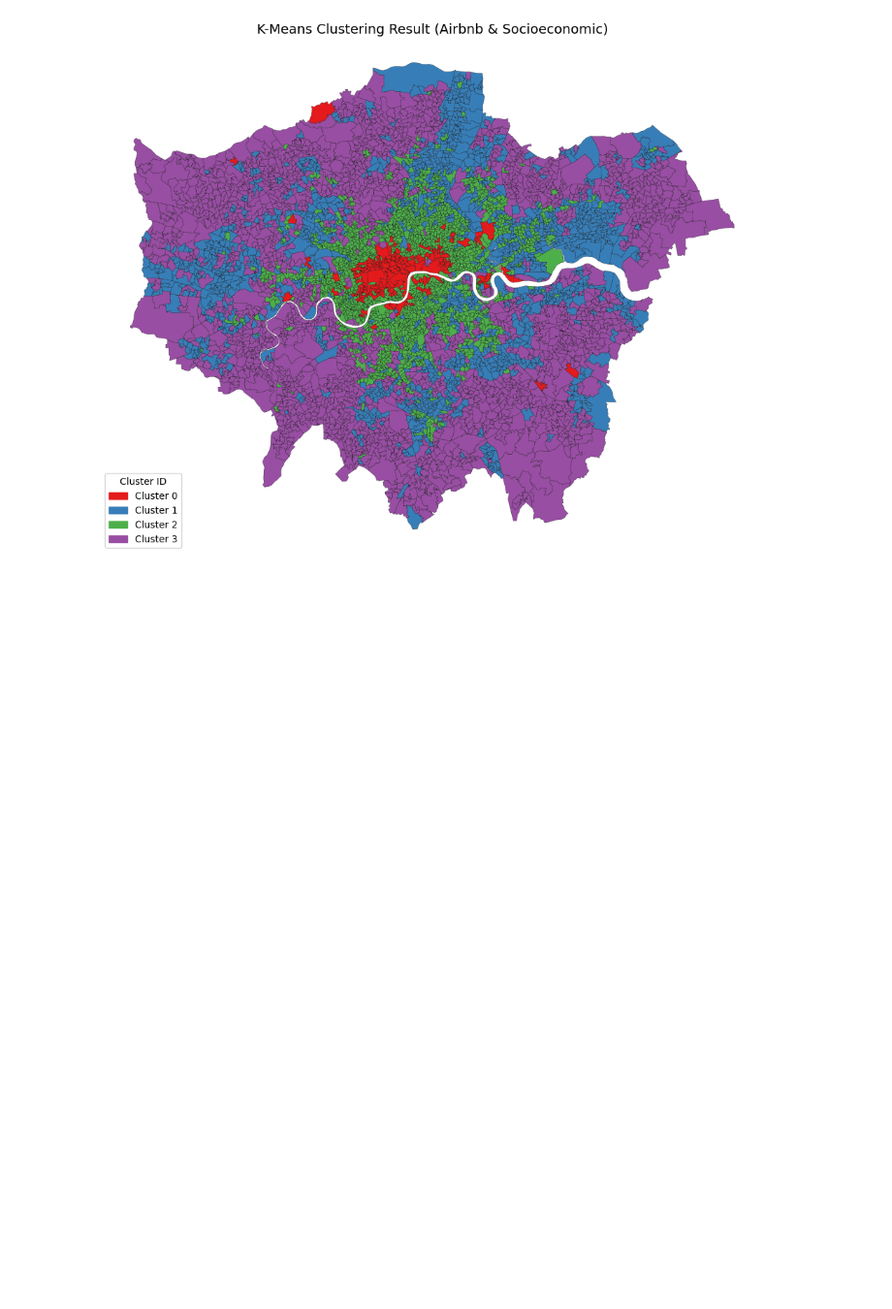
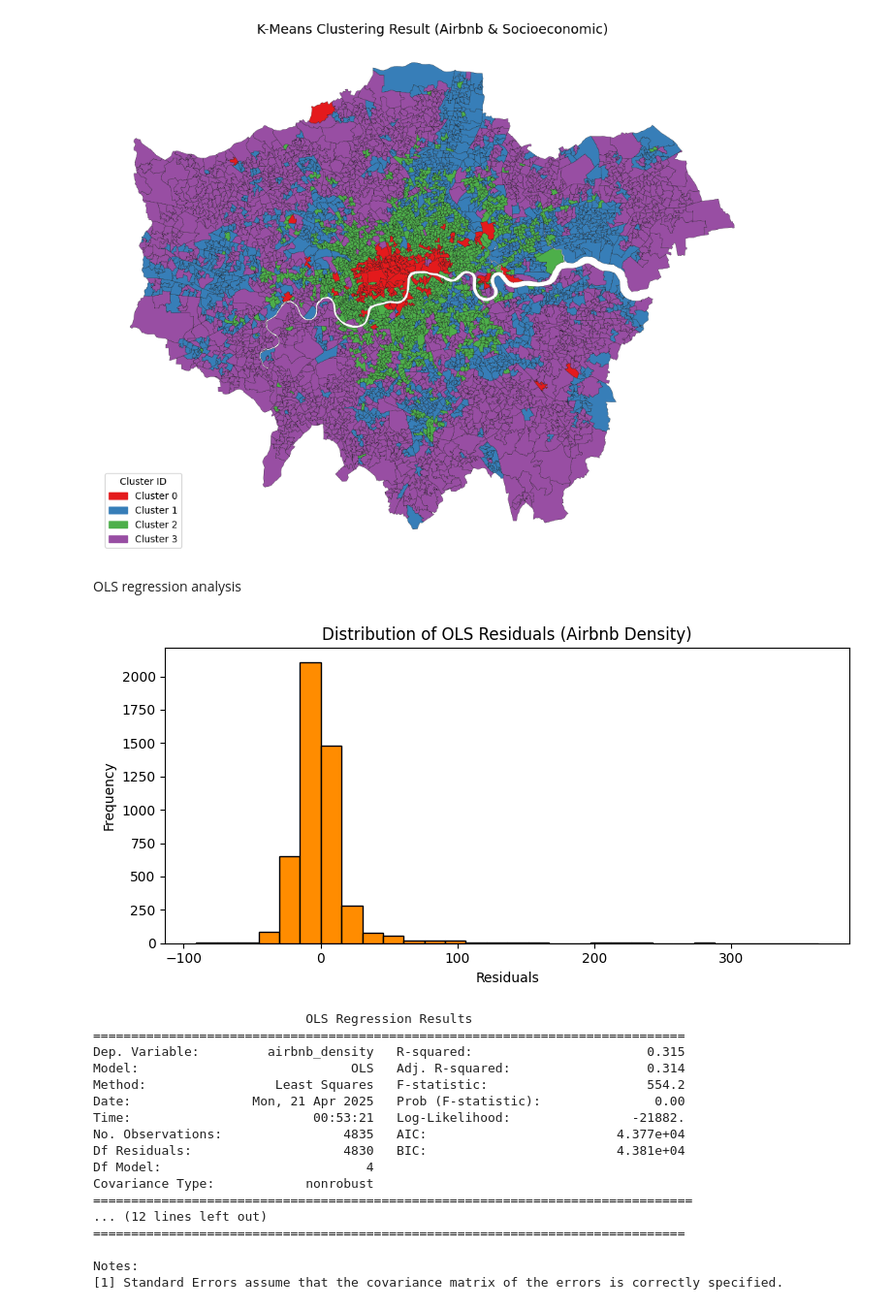
Before and after one commit to wszfln/Spatial-Data-Analysis-Assessment, a Jupyter notebook: assessment.ipynb, the cells around one changed output. Shown at 97% size. Drawn from its saved outputs; the diff is of its cells as text; code cells hidden in the pictures; blank space fills up the shorter version.

Commit message:
Complete OLS regression analysis

```diff
--- a/assessment.ipynb
+++ b/assessment.ipynb
@@ -107,3 +107,43 @@ Cluster
 2             29.502149  24.667622  133.420434  38.188467   155.538897
 3              7.778338  12.467506  105.304330  22.524484    57.681008
 [figure]
+# %% [markdown]
+OLS regression analysis
+# %%
+import statsmodels.api as sm
+
+# Building an OLS model
+X = gdf[['imd', 'price', 'env', 'pop_density']]
+y = gdf['airbnb_density']
+X = sm.add_constant(X)
+ols_model = sm.OLS(y, X).fit()
+gdf['residuals'] = ols_model.resid
+# Residual histogram, check for normality
+plt.figure(figsize=(8, 4))
+plt.hist(gdf['residuals'], bins=30, color='darkorange', edgecolor='black')
+plt.title("Distribution of OLS Residuals (Airbnb Density)")
+plt.xlabel("Residuals")
+plt.ylabel("Frequency")
+plt.tight_layout()
+plt.show()
+# Output model summary
+print(ols_model.summary())
+# %% [output]
+[figure, added]
+                            OLS Regression Results
+==============================================================================
+Dep. Variable:         airbnb_density   R-squared:                       0.315
+Model:                            OLS   Adj. R-squared:                  0.314
+Method:                 Least Squares   F-statistic:                     554.2
+Date:                Mon, 21 Apr 2025   Prob (F-statistic):               0.00
+Time:                        00:53:21   Log-Likelihood:                -21882.
+No. Observations:                4835   AIC:                         4.377e+04
+Df Residuals:                    4830   BIC:                         4.381e+04
+Df Model:                           4
+Covariance Type:            nonrobust
+===============================================================================
+... (12 lines left out)
+==============================================================================
+
+Notes:
+[1] Standard Errors assume that the covariance matrix of the errors is correctly specified.
```
